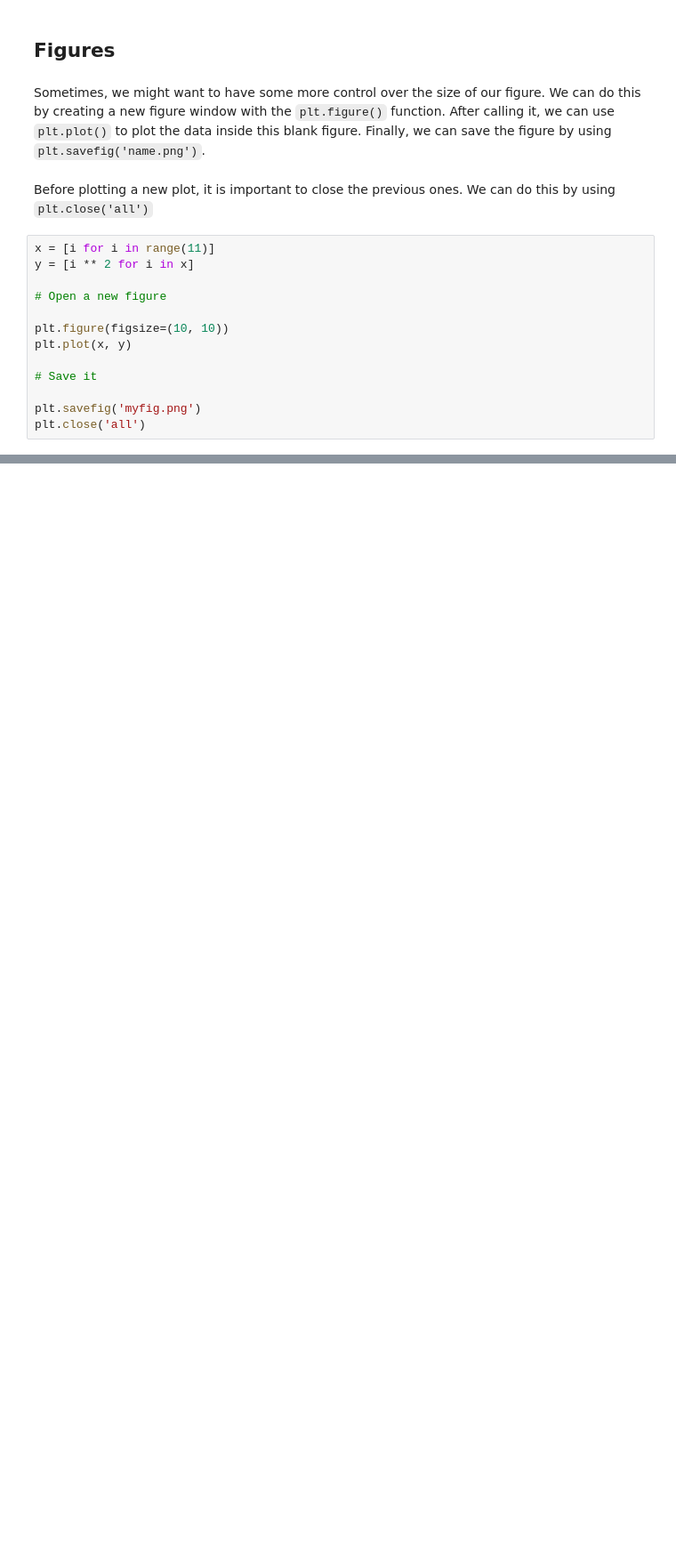
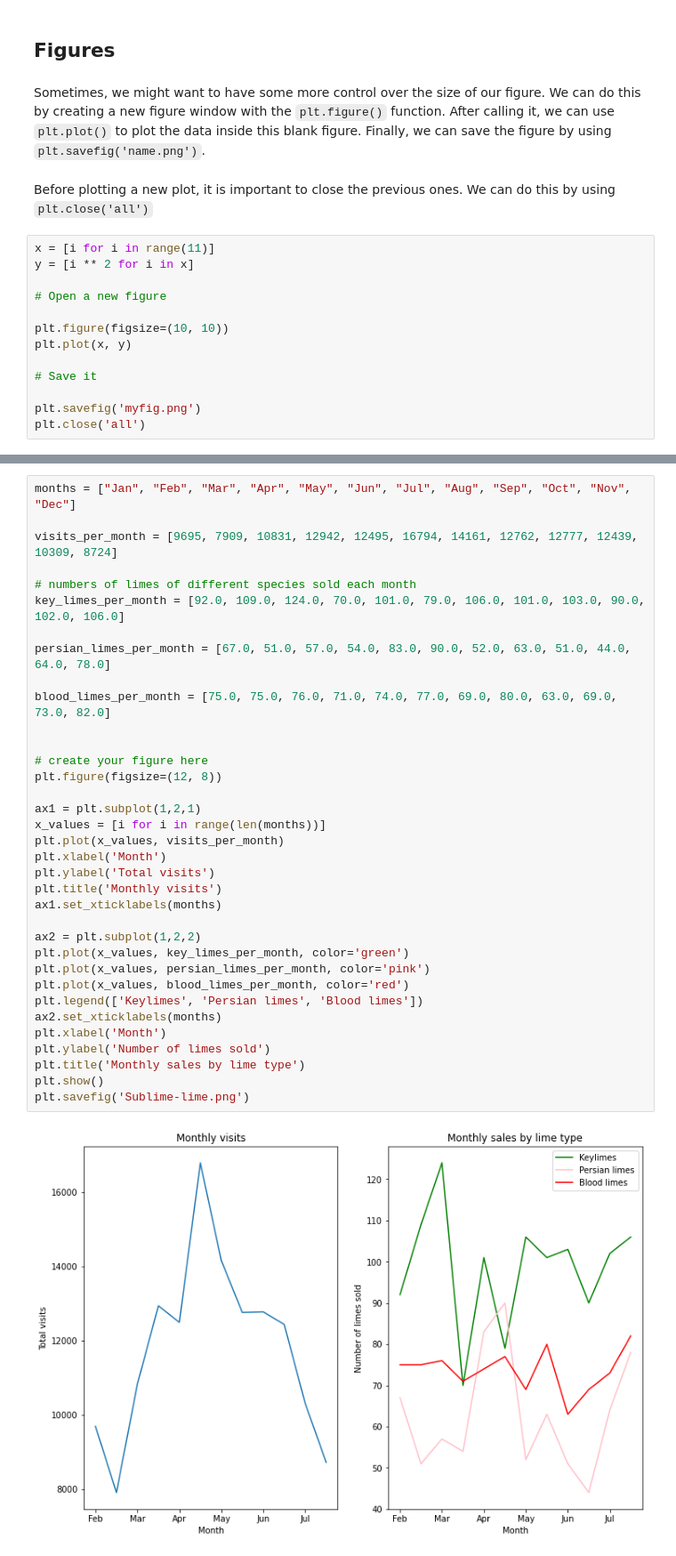
Before and after one commit to carlota-moh/notes, a Jupyter notebook: Data_visualization.ipynb, the cells around one changed output, grey strips where cells are left out. Shown at 89% size. Drawn from its saved outputs; the diff is of its cells as text; blank space fills up the shorter version.

Commit message:
Added a practical example (limes)

```diff
--- a/Data_visualization.ipynb
+++ b/Data_visualization.ipynb
@@ -187,0 +190,37 @@ plt.close('all')
+# %%
+months = ["Jan", "Feb", "Mar", "Apr", "May", "Jun", "Jul", "Aug", "Sep", "Oct", "Nov", "Dec"]
+
+visits_per_month = [9695, 7909, 10831, 12942, 12495, 16794, 14161, 12762, 12777, 12439, 10309, 8724]
+
+# numbers of limes of different species sold each month
+key_limes_per_month = [92.0, 109.0, 124.0, 70.0, 101.0, 79.0, 106.0, 101.0, 103.0, 90.0, 102.0, 106.0]
+
+persian_limes_per_month = [67.0, 51.0, 57.0, 54.0, 83.0, 90.0, 52.0, 63.0, 51.0, 44.0, 64.0, 78.0]
+
+blood_limes_per_month = [75.0, 75.0, 76.0, 71.0, 74.0, 77.0, 69.0, 80.0, 63.0, 69.0, 73.0, 82.0]
+
+
+# create your figure here
+plt.figure(figsize=(12, 8))
+
+ax1 = plt.subplot(1,2,1)
+x_values = [i for i in range(len(months))]
+plt.plot(x_values, visits_per_month)
+plt.xlabel('Month')
+plt.ylabel('Total visits')
+plt.title('Monthly visits')
+ax1.set_xticklabels(months)
+
+ax2 = plt.subplot(1,2,2)
+plt.plot(x_values, key_limes_per_month, color='green')
+plt.plot(x_values, persian_limes_per_month, color='pink')
+plt.plot(x_values, blood_limes_per_month, color='red')
+plt.legend(['Keylimes', 'Persian limes', 'Blood limes'])
+ax2.set_xticklabels(months)
+plt.xlabel('Month')
+plt.ylabel('Number of limes sold')
+plt.title('Monthly sales by lime type')
+plt.show()
+plt.savefig('Sublime-lime.png')
+# %% [output]
+[figure, added]
```
Also changed, not shown: parts of 2 cells of this notebook.
